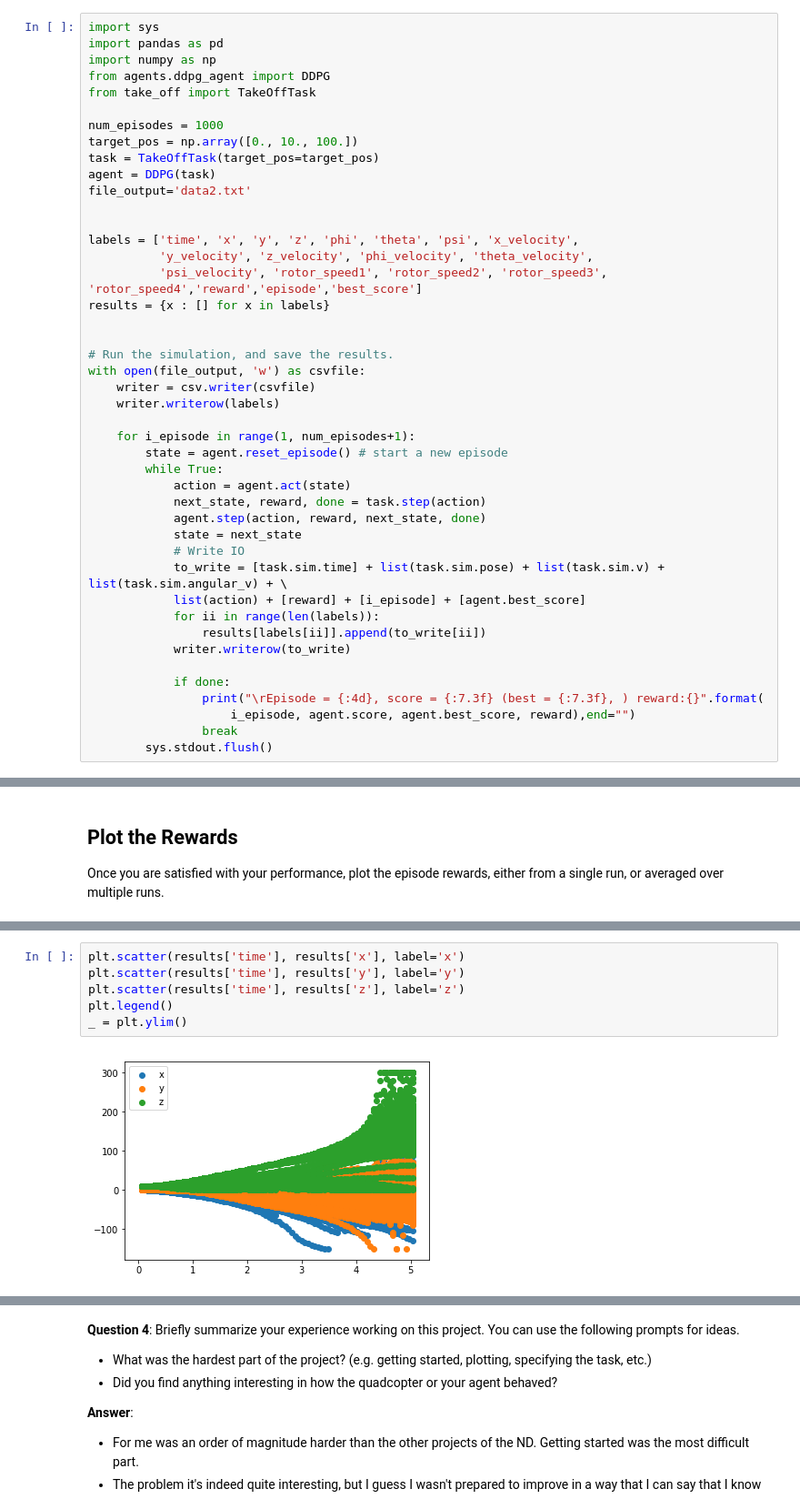
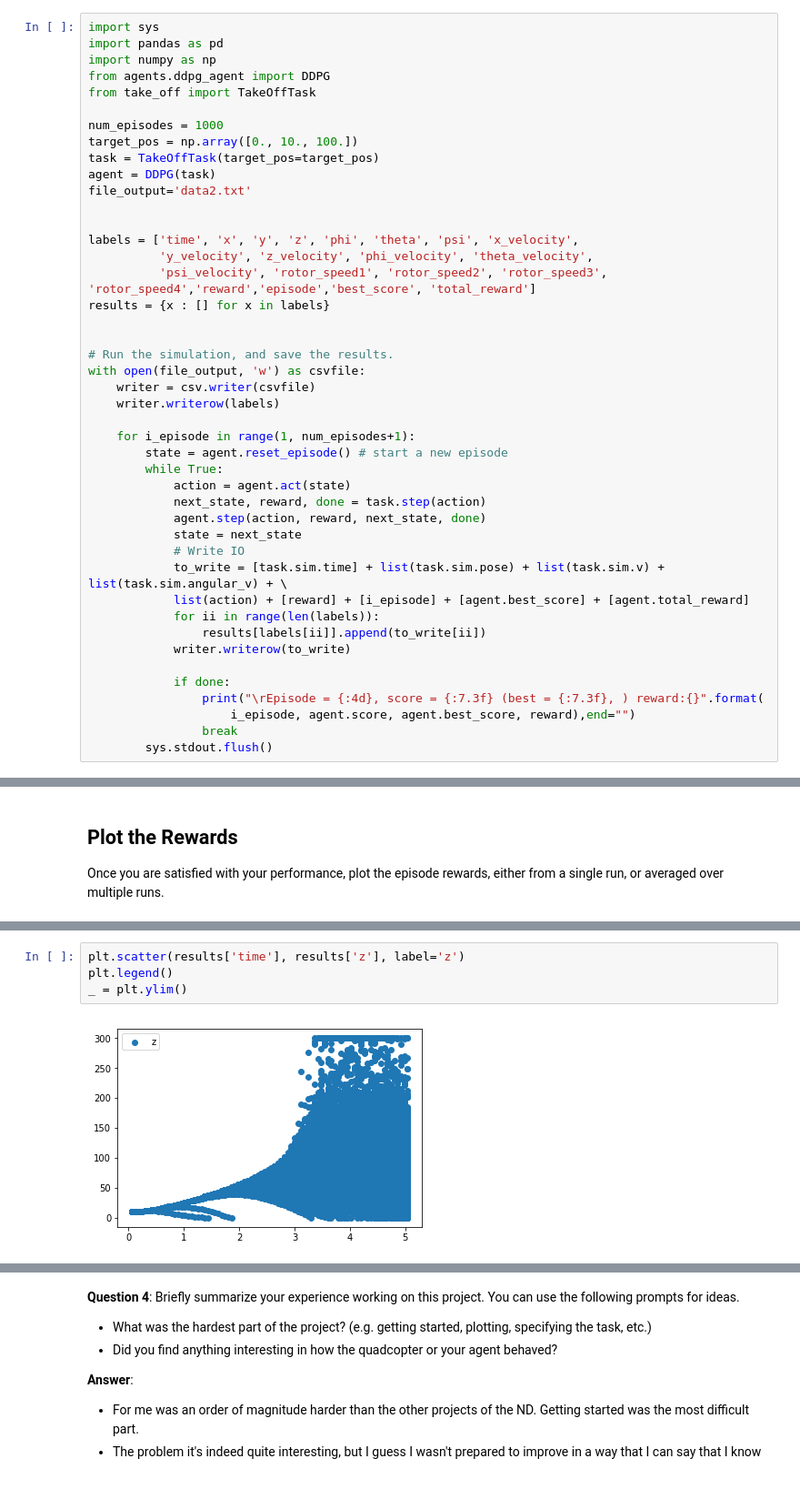
Before and after one commit to nkittsteiner/RL-Quadcopter-2, a Jupyter notebook: Quadcopter_Project.ipynb, the cells around one changed output, grey strips where cells are left out. Shown: that part at 91% size. Saved outputs shown, nothing was run; the diff lists cells and outputs as text.

Commit message:
Fixing reflections and plot for rewards

```diff
--- a/Quadcopter_Project.ipynb
+++ b/Quadcopter_Project.ipynb
@@ -230,7 +231,7 @@ file_output='data2.txt'
 
 labels = ['time', 'x', 'y', 'z', 'phi', 'theta', 'psi', 'x_velocity',
           'y_velocity', 'z_velocity', 'phi_velocity', 'theta_velocity',
-          'psi_velocity', 'rotor_speed1', 'rotor_speed2', 'rotor_speed3', 'rotor_speed4','reward','episode','best_score']
+          'psi_velocity', 'rotor_speed1', 'rotor_speed2', 'rotor_speed3', 'rotor_speed4','reward','episode','best_score', 'total_reward']
 results = {x : [] for x in labels}
 
 
@@ -248,7 +249,7 @@ with open(file_output, 'w') as csvfile:
             state = next_state
             # Write IO
             to_write = [task.sim.time] + list(task.sim.pose) + list(task.sim.v) + list(task.sim.angular_v) + \
-            list(action) + [reward] + [i_episode] + [agent.best_score]
+            list(action) + [reward] + [i_episode] + [agent.best_score] + [agent.total_reward]
             for ii in range(len(labels)):
                 results[labels[ii]].append(to_write[ii])
             writer.writerow(to_write)
@@ -279,11 +278,9 @@ _ = plt.ylim()
 # %%
-plt.scatter(results['time'], results['x'], label='x')
-plt.scatter(results['time'], results['y'], label='y')
 plt.scatter(results['time'], results['z'], label='z')
 plt.legend()
 _ = plt.ylim()
 # %% [output]
-[figure, old version]
+[figure, new version]
 # %% [markdown]
 ## Reflections
 
```
Also changed, not shown: parts of 13 cells of this notebook, 2 other files.
